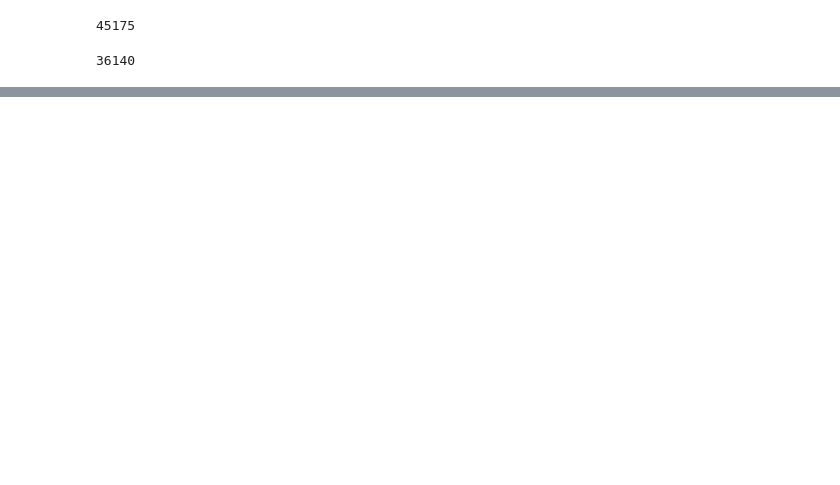
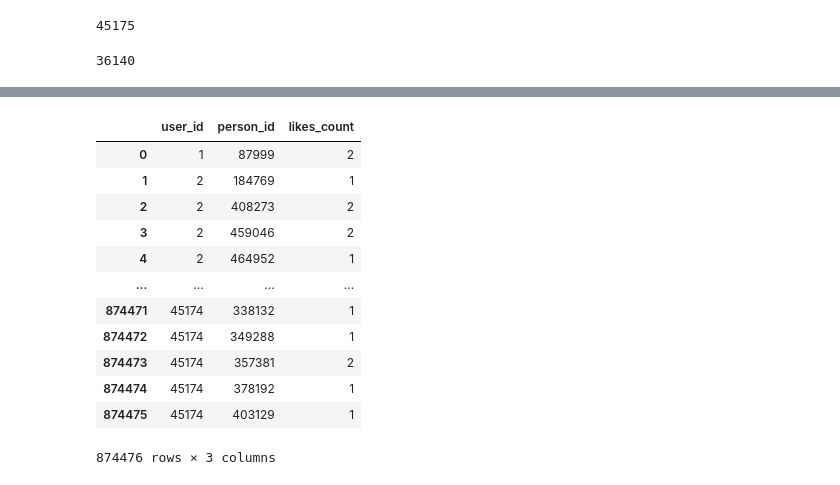
Before and after one commit to ShalyginaA/30Music-artist-recommendation, a Jupyter notebook: data_preparation.ipynb, the cells around one changed output, grey strips where cells are left out. Cells and saved outputs as stored; diff of their text form; code cells hidden in the pictures; blank space fills up the shorter version.

```diff
--- a/data_preparation.ipynb
+++ b/data_preparation.ipynb
@@ -500,0 +465,3 @@ train_left_out_grouped.shape
+# %%
+%%time
+likes_df = pd.DataFrame(list(love_df.apply(lambda row: extract_likes(row), axis=1)))
@@ -500,0 +489,2 @@ train_left_out_grouped.shape
+# %%
+df2 = df[['track_id', 'person_id']].drop_duplicates()
@@ -500,0 +507,4 @@ train_left_out_grouped.shape
+# %%
+likes_df = likes_df.merge(df2, on = ['track_id'], how = 'left')
+likes_df.drop(columns=['track_id'], inplace = True)
+likes_df
@@ -500,0 +525,19 @@ train_left_out_grouped.shape
+# %%
+likes_df = likes_df[['user_id', 'person_id']].groupby(['user_id',
+                                                       'person_id']).size().reset_index(name='likes_count')
+# %%
+likes_df
+# %% [output]
+|  | user_id | person_id | likes_count |
+| 0 | 1 | 87999 | 2 |
+| 1 | 2 | 184769 | 1 |
+| 2 | 2 | 408273 | 2 |
+| 3 | 2 | 459046 | 2 |
+| 4 | 2 | 464952 | 1 |
+| ... | ... | ... | ... |
+| 874471 | 45174 | 338132 | 1 |
+| 874472 | 45174 | 349288 | 1 |
+| 874473 | 45174 | 357381 | 2 |
+| 874474 | 45174 | 378192 | 1 |
+| 874475 | 45174 | 403129 | 1 |
+874476 rows × 3 columns
```
Also changed, not shown: parts of 76 cells of this notebook.
